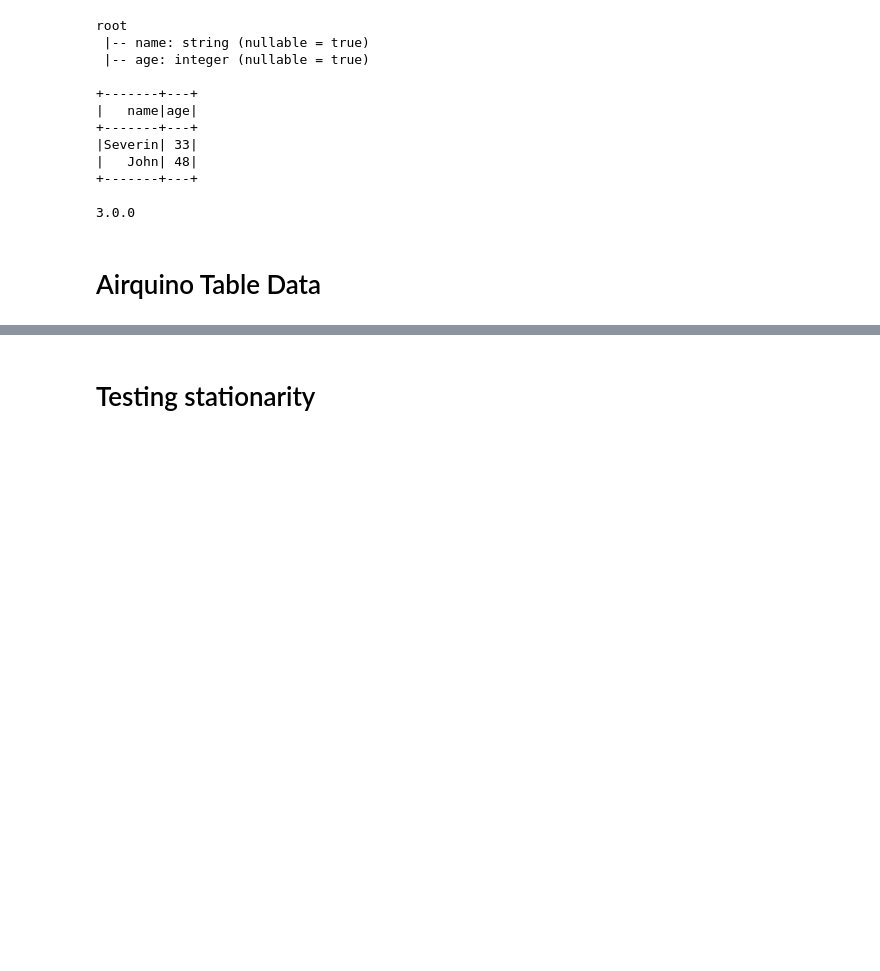
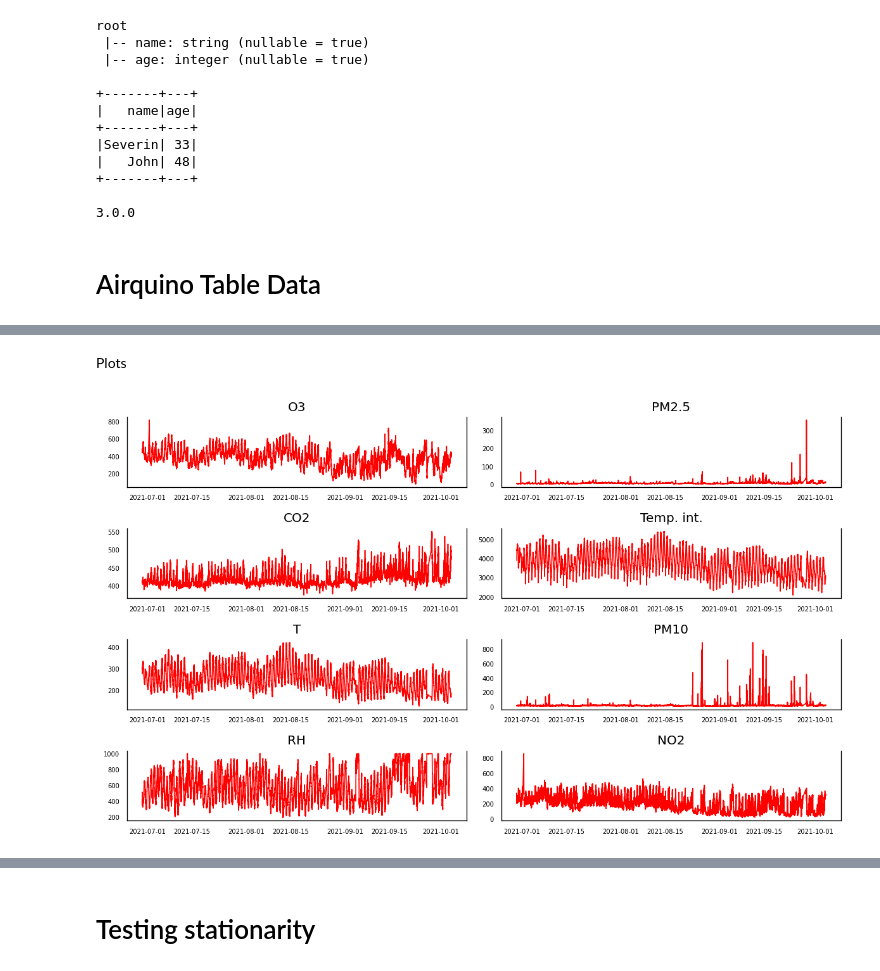
Before and after one commit to marcochisci/Anomaly_detection, a Jupyter notebook: Anomaly_detection.ipynb, the cells around one changed output, grey strips where cells are left out. Drawn from its saved outputs; the diff is of its cells as text; code cells hidden in the pictures; blank space fills up the shorter version.

```diff
--- a/Anomaly_detection.ipynb
+++ b/Anomaly_detection.ipynb
@@ -102,0 +103,23 @@ display(df.head(10))
+# %% [markdown]
+Plots
+# %%
+import pandas as pd
+import numpy as np
+import matplotlib.pyplot as plt
+%matplotlib inline
+
+# Plot
+fig, axes = plt.subplots(nrows=4, ncols=2, dpi=120, figsize=(10,6))
+for i, ax in enumerate(axes.flatten()):
+    data = df[df.columns[i]]
+    ax.plot(data, color='red', linewidth=1)
+    # Decorations
+    ax.set_title(df.columns[i])
+    ax.xaxis.set_ticks_position('none')
+    ax.yaxis.set_ticks_position('none')
+    ax.spines["top"].set_alpha(0)
+    ax.tick_params(labelsize=6)
+
+plt.tight_layout();
+# %% [output]
+[figure, added]
```
Also changed, not shown: parts of 31 cells of this notebook.
